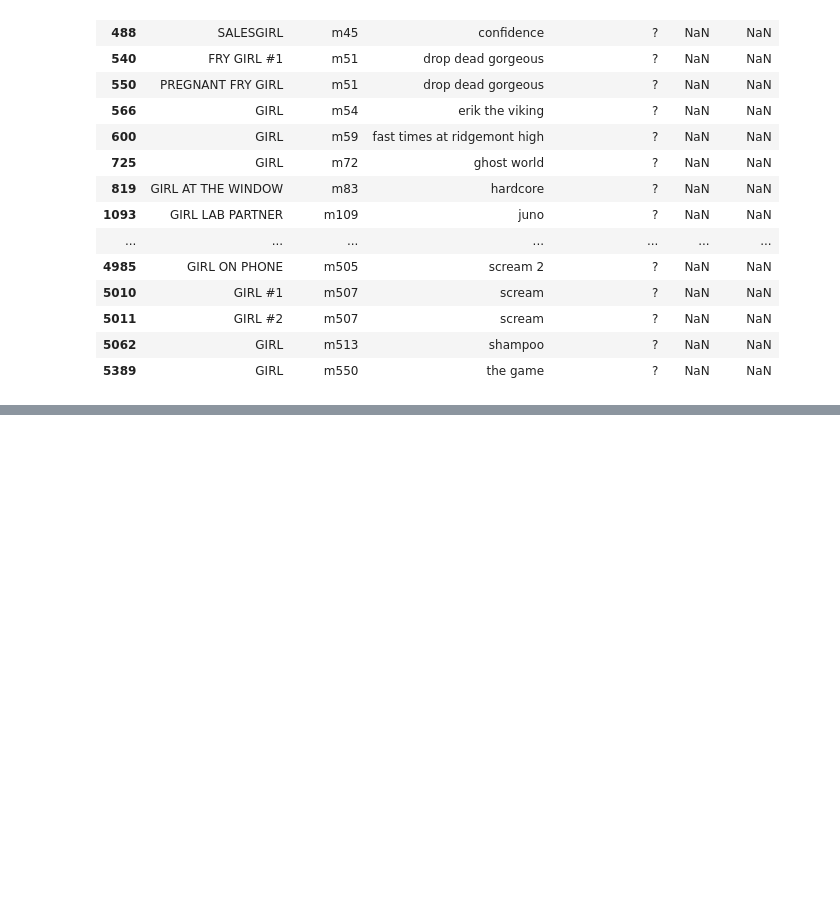
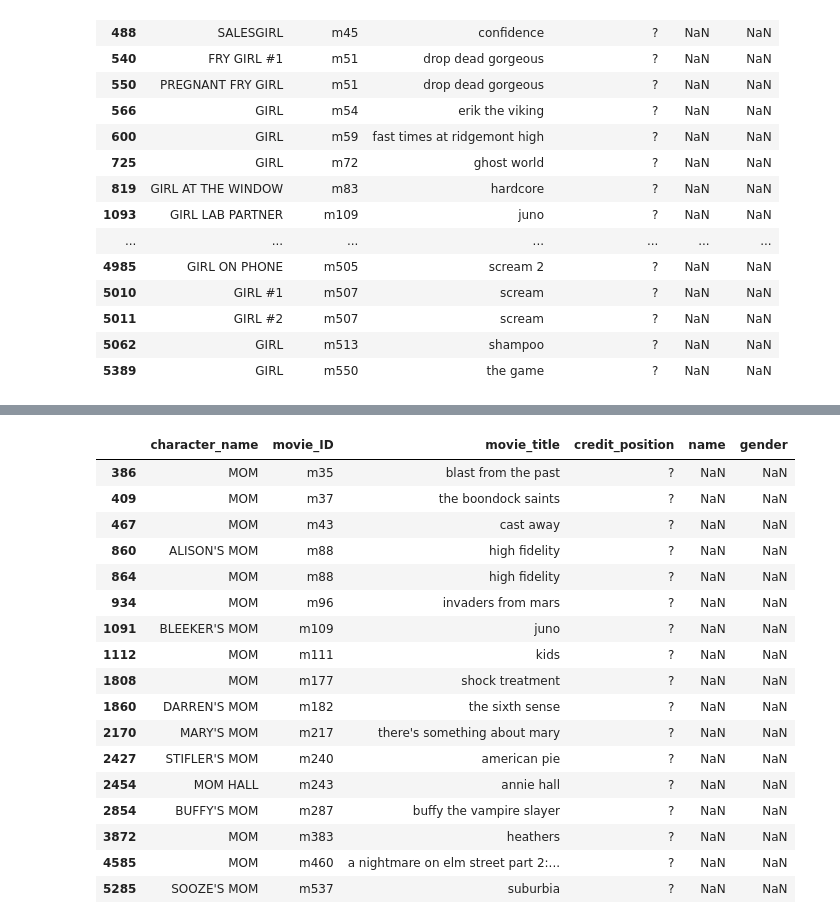
Before and after one commit to Data-Science-for-Linguists-2023/Movie-Gender-Dialogue-Analysis, a Jupyter notebook: Characters_Notebook.ipynb, the cells around one changed output, grey strips where cells are left out. Cells and saved outputs as stored; diff of their text form; code cells hidden in the pictures; blank space fills up the shorter version.

Commit message:
more gender markers

```diff
--- a/Characters_Notebook.ipynb
+++ b/Characters_Notebook.ipynb
@@ -465,0 +572,21 @@ characters_ng_df[characters_ng_df.character_name.str.contains('GIRL')]
+# %%
+characters_ng_df[characters_ng_df.character_name.str.contains('MOM')]
+# %% [output]
+|  | character_name | movie_ID | movie_title | credit_position | name | gender |
+| 386 | MOM | m35 | blast from the past | ? | NaN | NaN |
+| 409 | MOM | m37 | the boondock saints | ? | NaN | NaN |
+| 467 | MOM | m43 | cast away | ? | NaN | NaN |
+| 860 | ALISON'S MOM | m88 | high fidelity | ? | NaN | NaN |
+| 864 | MOM | m88 | high fidelity | ? | NaN | NaN |
+| 934 | MOM | m96 | invaders from mars | ? | NaN | NaN |
+| 1091 | BLEEKER'S MOM | m109 | juno | ? | NaN | NaN |
+| 1112 | MOM | m111 | kids | ? | NaN | NaN |
+| 1808 | MOM | m177 | shock treatment | ? | NaN | NaN |
+| 1860 | DARREN'S MOM | m182 | the sixth sense | ? | NaN | NaN |
+| 2170 | MARY'S MOM | m217 | there's something about mary | ? | NaN | NaN |
+| 2427 | STIFLER'S MOM | m240 | american pie | ? | NaN | NaN |
+| 2454 | MOM HALL | m243 | annie hall | ? | NaN | NaN |
+| 2854 | BUFFY'S MOM | m287 | buffy the vampire slayer | ? | NaN | NaN |
+| 3872 | MOM | m383 | heathers | ? | NaN | NaN |
+| 4585 | MOM | m460 | a nightmare on elm street part 2:... | ? | NaN | NaN |
+| 5285 | SOOZE'S MOM | m537 | suburbia | ? | NaN | NaN |
```
Also changed, not shown: parts of 19 cells of this notebook.
